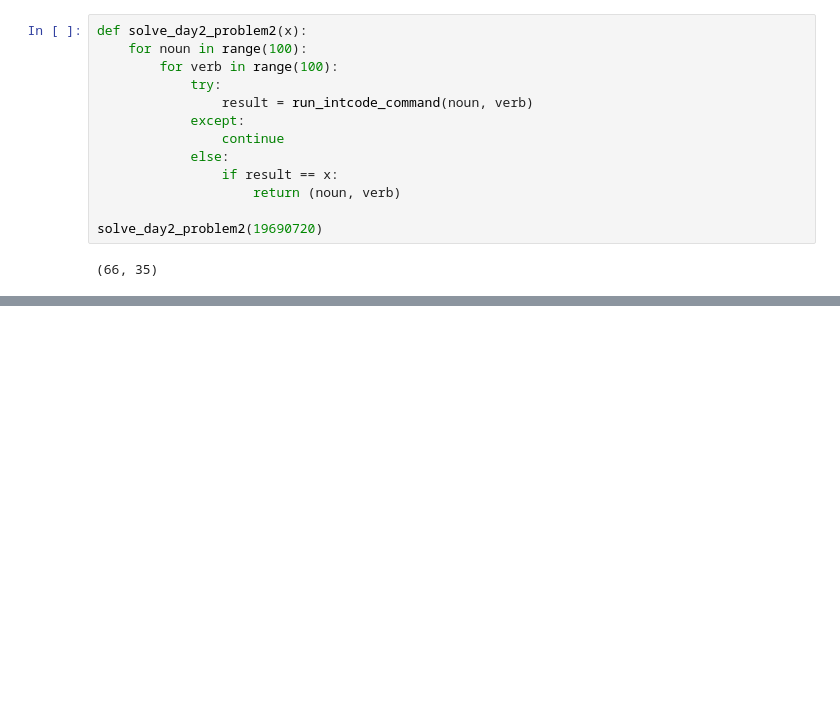
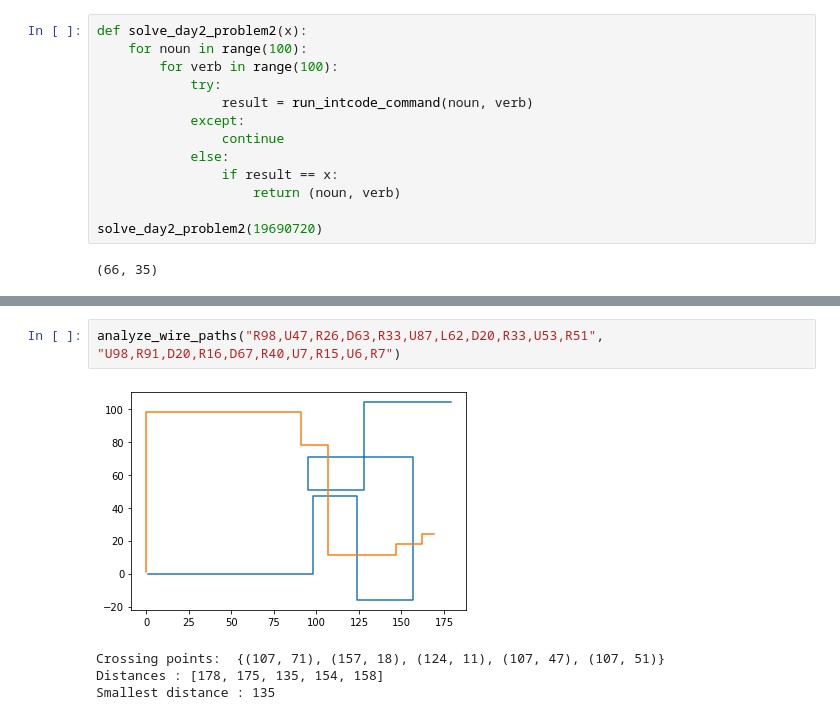
Before and after one commit to jbachhardie/advent-of-code-2019, a Jupyter notebook: advent-of-code-2019.ipynb, the cells around one changed output, grey strips where cells are left out. Saved outputs shown, nothing was run; the diff lists cells and outputs as text; blank space fills up the shorter version.

```diff
--- a/advent-of-code-2019.ipynb
+++ b/advent-of-code-2019.ipynb
@@ -303,0 +410,7 @@ solve_day2_problem2(19690720)
+# %%
+analyze_wire_paths("R98,U47,R26,D63,R33,U87,L62,D20,R33,U53,R51", "U98,R91,D20,R16,D67,R40,U7,R15,U6,R7")
+# %% [output]
+[figure, added]
+Crossing points:  {(107, 71), (157, 18), (124, 11), (107, 47), (107, 51)}
+Distances : [178, 175, 135, 154, 158]
+Smallest distance : 135
```
Also changed, not shown: parts of 4 cells of this notebook.
